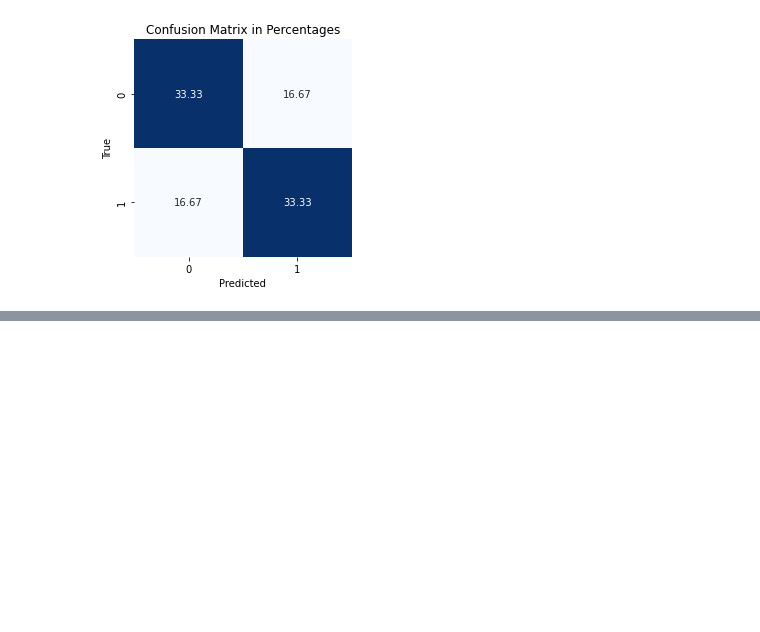
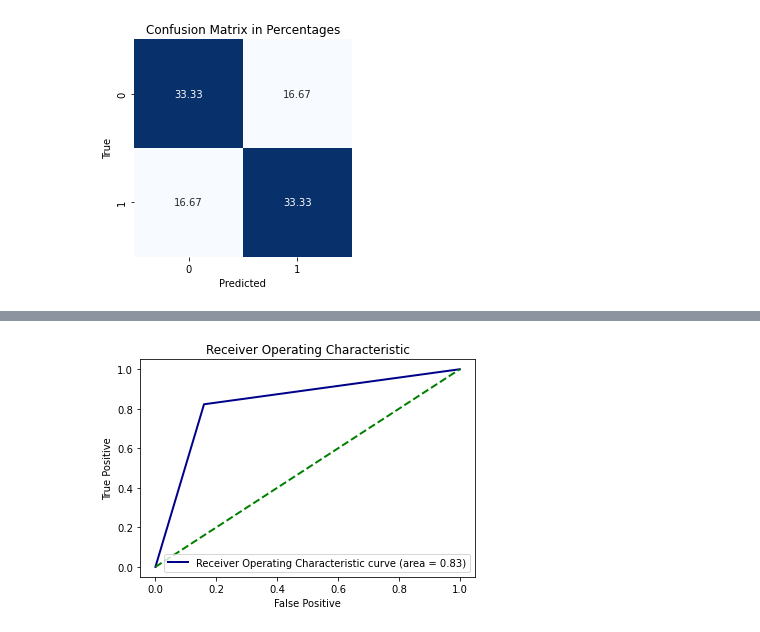
Before and after one commit to CMU-17313Q/fall23-nodebb-inshallah-a, a Jupyter notebook: P4/Jupyter_Notebook_Setup_P4.ipynb, the cells around one changed output, grey strips where cells are left out. Cells and saved outputs as stored; diff of their text form; code cells hidden in the pictures; blank space fills up the shorter version.

```diff
--- a/P4/Jupyter_Notebook_Setup_P4.ipynb
+++ b/P4/Jupyter_Notebook_Setup_P4.ipynb
@@ -181,0 +228,16 @@ done
+# %%
+from sklearn.metrics import roc_curve, auc, precision_recall_curve
+#Receiver Operating Characteristic curve plotting
+fpr, tpr, _ = roc_curve(Y_true, prediction)
+roc_auc = auc(fpr, tpr)
+
+plt.figure()
+plt.plot(fpr, tpr, color='darkblue', lw=2, label=f'Receiver Operating Characteristic curve (area = {roc_auc:.2f})')
+plt.plot([0, 1], [0, 1], color='green', lw=2, linestyle='--')
+plt.xlabel('False Positive')
+plt.ylabel('True Positive')
+plt.title('Receiver Operating Characteristic')
+plt.legend(loc="lower right")
+plt.show()
+# %% [output]
+[figure, added]
```
Also changed, not shown: parts of 29 cells of this notebook.
